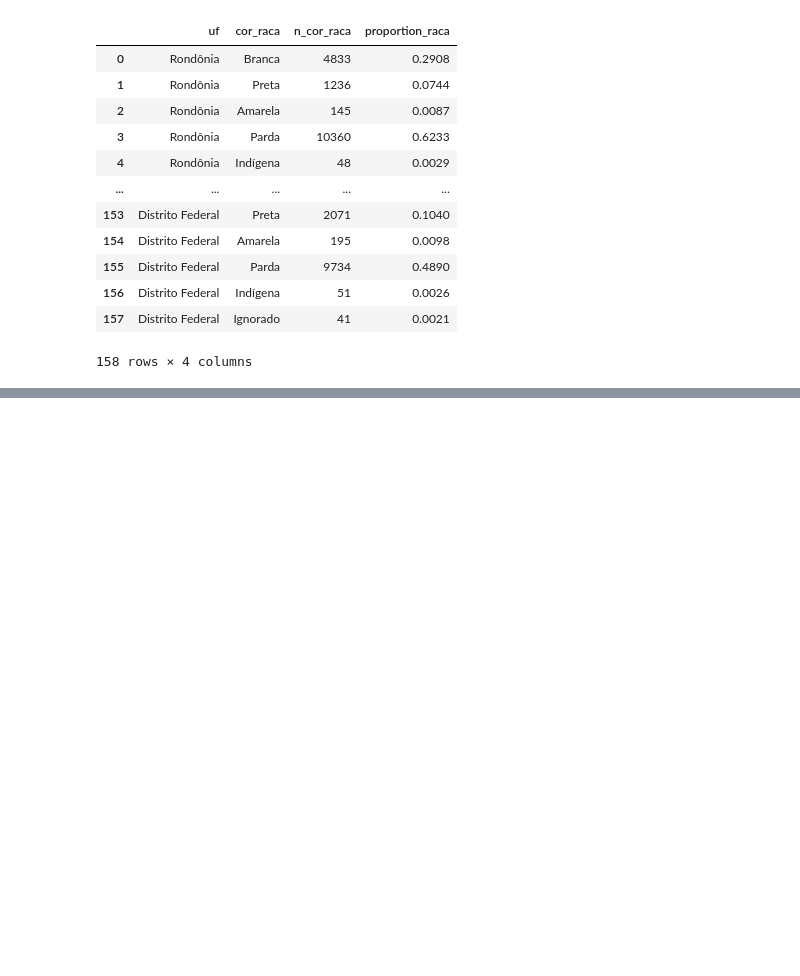
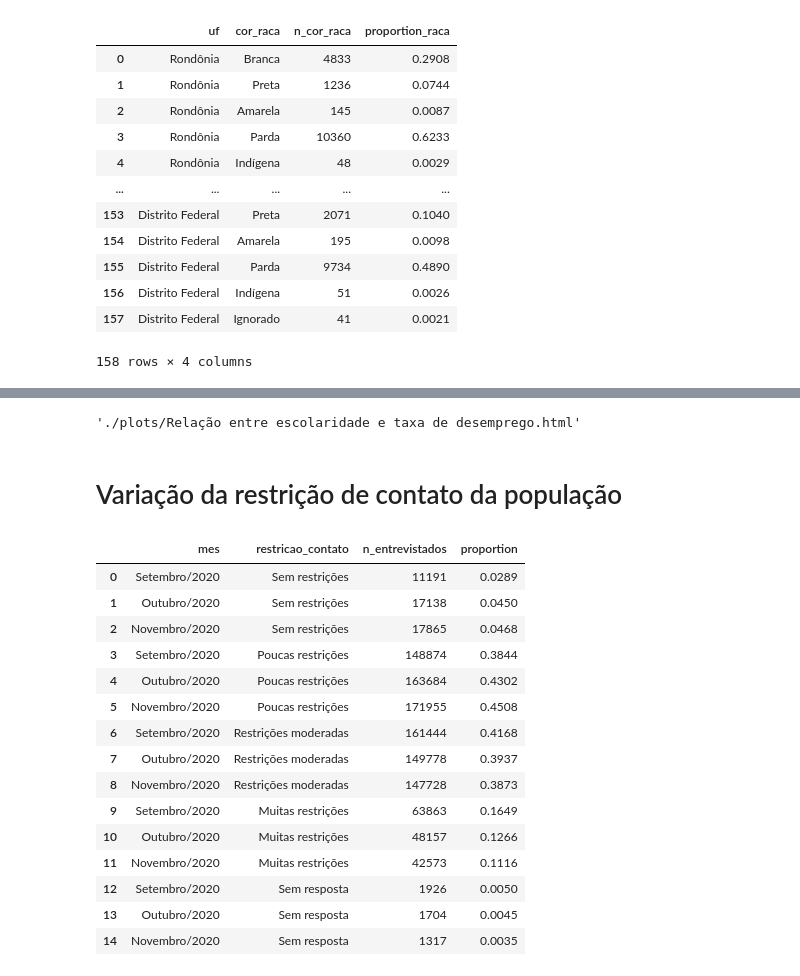
Before and after one commit to jackson-simionato/fase3_pos_tech, a Jupyter notebook: Tech_Challenge_Fase_3/2_create_visualizations.ipynb, the cells around one changed output, grey strips where cells are left out. Drawn from its saved outputs; the diff is of its cells as text; code cells hidden in the pictures; blank space fills up the shorter version.

Commit message:
Plots restricoes, escolaridade desemprego

```diff
--- a/Tech_Challenge_Fase_3/2_create_visualizations.ipynb
+++ b/Tech_Challenge_Fase_3/2_create_visualizations.ipynb
@@ -4,6 +4,7 @@ import plotly.express as px
 import plotly
 from plotly.subplots import make_subplots
 import plotly.graph_objects as go
+import numpy as np
 
 dict_uf = {"11":"Rondônia",
            "12":"Acre",
@@ -40,6 +41,15 @@ dict_tipo_moradia = {'1':'Urbana','2':'Rural'}
 dict_regiao_moradia = {'1':'Capital', '2':'Região Metropolitana', '4':'Outras regiões'}
 
 dict_cor_raca = {'1':'Branca', '2':'Preta', '3':'Amarela', '4': 'Parda', '5':'Indígena', '9':'Ignorado'}
+
+dict_escolaridade = {'1':'Sem instrução','2':'Fundamental incompleto','3':'Fundamental completo', '4':'Médio incompleto',
+                     '5':'Médio completo','6':'Superior incompleto','7':'Superior completo','8':'Pós-graduação'}
+
+dict_trabalhou = {'1':'Sim', '2':'Não', '0':'Não aplicável'}
+
+dict_restricao_contato = {'1':'Sem restrições', '2':'Poucas restrições', '3':'Restrições moderadas', '4':'Muitas restrições', '9':'Sem resposta'}
+
+dict_mes = {'9':'Setembro/2020', '10':'Outubro/2020', '11':'Novembro/2020'}
 # %% [markdown]
 # Conexão com Big Query
 # %%
@@ -247,0 +424,70 @@ fig_cor_raca.show()
+# %%
+fig = px.scatter(df_desemprego, x="escolaridade", y="desemprego",
+	         size="n_entrevistados", color="escolaridade",
+                 hover_name="escolaridade", size_max=60, width=1300, height=600,
+                 color_discrete_sequence=px.colors.qualitative.G10,
+                 labels=dict(escolaridade="Escolaridade", desemprego="Taxa de desemprego (%)", n_entrevistados="Nº entrevistados"),
+                 title="Relação entre escolaridade e taxa de desemprego<br>PNAD COVID-19")
+
+fig.update_yaxes(range=[0, 100])
+fig.update_layout(title_x=0.5)
+
+title_name = fig['layout']['title']['text']
+title_name = title_name.replace('<br>PNAD COVID-19','')
+
+fig.show()
+
+plotly.offline.plot(fig, filename = f'./plots/{title_name}.html', auto_play=False, auto_open=False)
+# %% [output]
+'./plots/Relação entre escolaridade e taxa de desemprego.html'
+# %% [markdown]
+# Variação da restrição de contato da população
+# %%
+query_sql = f'''
+with cont_restricoes as
+(SELECT
+  restricao_contato, mes, COUNT(*) as n_entrevistados
+FROM
+  `{project_id}.{dataset_id}.{table_id}`
+GROUP BY mes, restricao_contato
+ORDER BY mes)
+
+SELECT
+    mes,
+    restricao_contato,
+    n_entrevistados,
+    ROUND(SUM(n_entrevistados)/SUM(n_entrevistados) OVER (PARTITION BY mes),4) AS proportion
+FROM
+    cont_restricoes
+GROUP BY
+    mes, restricao_contato,n_entrevistados
+ORDER BY mes
+'''
+
+query_job = client.query(query_sql)
+df_results = query_job.to_dataframe()
+# %%
+df_results['mes'] = df_results['mes'].astype(str).replace(dict_mes)
+df_results['restricao_contato'] = df_results['restricao_contato'].astype(str).replace(dict_restricao_contato)
+
+dict_sort = {'Sem restrições':0, 'Poucas restrições':1, 'Restrições moderadas':2, 'Muitas restrições':3,'Sem resposta':4}
+df_results.sort_values(by='restricao_contato', key=lambda x: x.map(dict_sort), inplace=True)
+df_results.reset_index(drop=True, inplace=True)
+df_results
+# %% [output]
+|  | mes | restricao_contato | n_entrevistados | proportion |
+| 0 | Setembro/2020 | Sem restrições | 11191 | 0.0289 |
+| 1 | Outubro/2020 | Sem restrições | 17138 | 0.0450 |
+| 2 | Novembro/2020 | Sem restrições | 17865 | 0.0468 |
+| 3 | Setembro/2020 | Poucas restrições | 148874 | 0.3844 |
+| 4 | Outubro/2020 | Poucas restrições | 163684 | 0.4302 |
+| 5 | Novembro/2020 | Poucas restrições | 171955 | 0.4508 |
+| 6 | Setembro/2020 | Restrições moderadas | 161444 | 0.4168 |
+| 7 | Outubro/2020 | Restrições moderadas | 149778 | 0.3937 |
+| 8 | Novembro/2020 | Restrições moderadas | 147728 | 0.3873 |
+| 9 | Setembro/2020 | Muitas restrições | 63863 | 0.1649 |
+| 10 | Outubro/2020 | Muitas restrições | 48157 | 0.1266 |
+| 11 | Novembro/2020 | Muitas restrições | 42573 | 0.1116 |
+| 12 | Setembro/2020 | Sem resposta | 1926 | 0.0050 |
+| 13 | Outubro/2020 | Sem resposta | 1704 | 0.0045 |
+| 14 | Novembro/2020 | Sem resposta | 1317 | 0.0035 |
```
Also changed, not shown: parts of 15 cells of this notebook, 9 other files.
